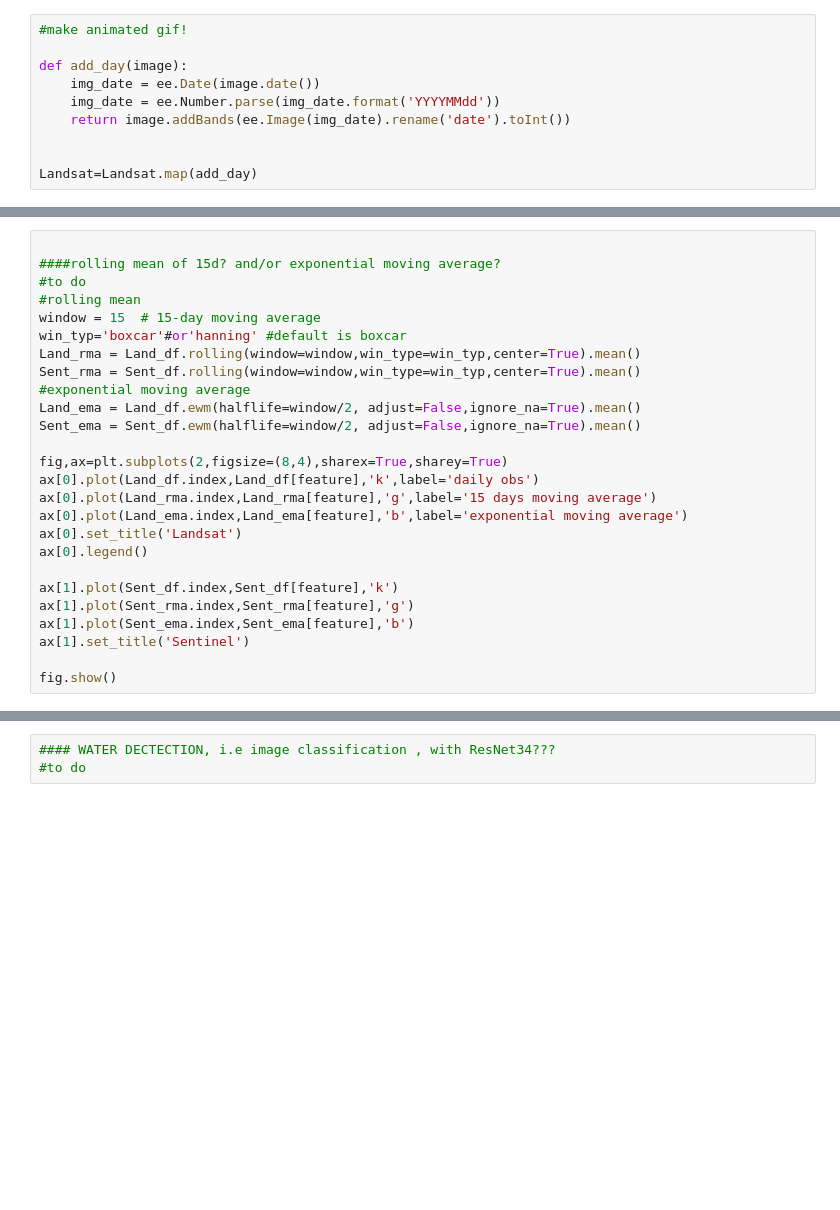
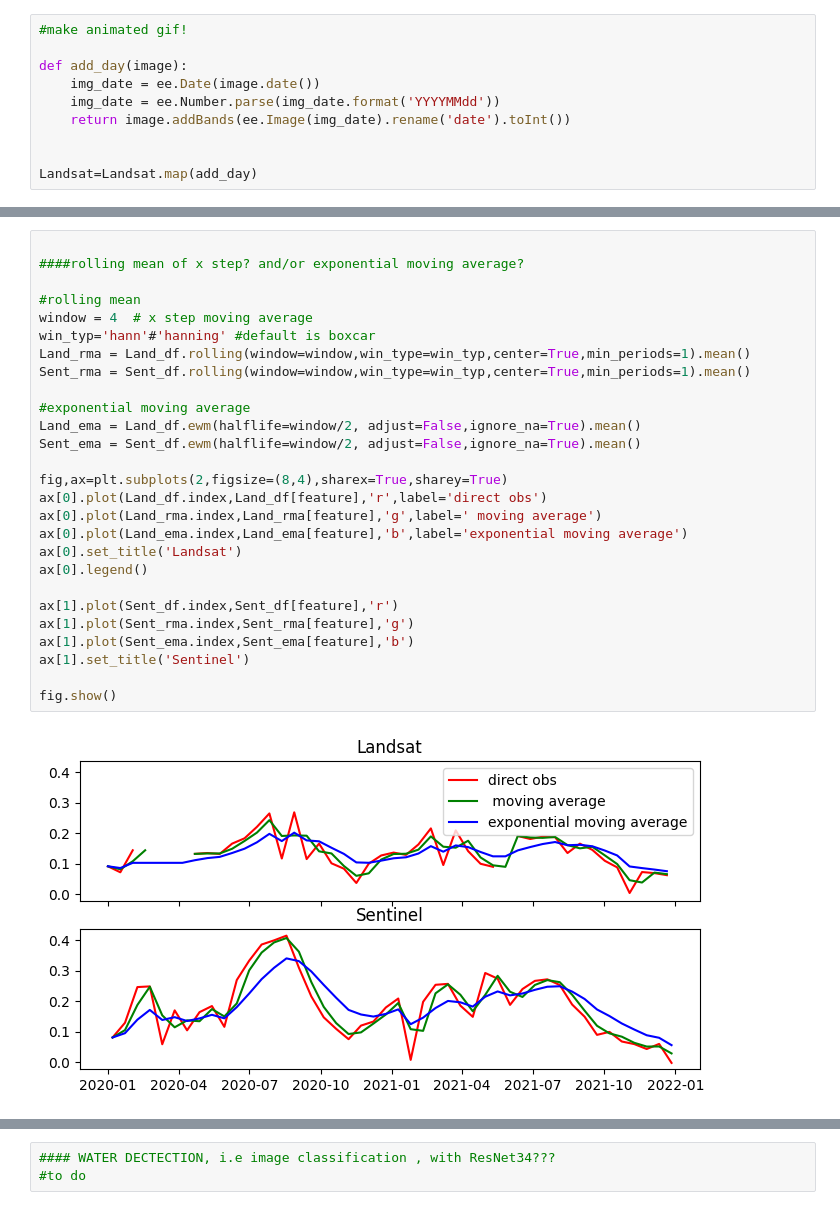
Before and after one commit to jclary-31/VegetationFromSpace_Landsat2_Sentinel8, a Jupyter notebook: Multispectral_Satellite_test.ipynb, the cells around one changed output, grey strips where cells are left out. Drawn from its saved outputs; the diff is of its cells as text; blank space fills up the shorter version.

```diff
--- a/Multispectral_Satellite_test.ipynb
+++ b/Multispectral_Satellite_test.ipynb
@@ -642,29 +653,32 @@ collecting mean values at given point
 # %%
 
-####rolling mean of 15d? and/or exponential moving average?
-#to do
+####rolling mean of x step? and/or exponential moving average?
+
 #rolling mean
-window = 15  # 15-day moving average
-win_typ='boxcar'#or'hanning' #default is boxcar
-Land_rma = Land_df.rolling(window=window,win_type=win_typ,center=True).mean()
-Sent_rma = Sent_df.rolling(window=window,win_type=win_typ,center=True).mean()
+window = 4  # x step moving average
+win_typ='hann'#'hanning' #default is boxcar
+Land_rma = Land_df.rolling(window=window,win_type=win_typ,center=True,min_periods=1).mean()
+Sent_rma = Sent_df.rolling(window=window,win_type=win_typ,center=True,min_periods=1).mean()
+
 #exponential moving average
 Land_ema = Land_df.ewm(halflife=window/2, adjust=False,ignore_na=True).mean()
 Sent_ema = Sent_df.ewm(halflife=window/2, adjust=False,ignore_na=True).mean()
 
 fig,ax=plt.subplots(2,figsize=(8,4),sharex=True,sharey=True)
-ax[0].plot(Land_df.index,Land_df[feature],'k',label='daily obs')
-ax[0].plot(Land_rma.index,Land_rma[feature],'g',label='15 days moving average')
+ax[0].plot(Land_df.index,Land_df[feature],'r',label='direct obs')
+ax[0].plot(Land_rma.index,Land_rma[feature],'g',label=' moving average')
 ax[0].plot(Land_ema.index,Land_ema[feature],'b',label='exponential moving average')
 ax[0].set_title('Landsat')
 ax[0].legend()
 
-ax[1].plot(Sent_df.index,Sent_df[feature],'k')
+ax[1].plot(Sent_df.index,Sent_df[feature],'r')
 ax[1].plot(Sent_rma.index,Sent_rma[feature],'g')
 ax[1].plot(Sent_ema.index,Sent_ema[feature],'b')
 ax[1].set_title('Sentinel')
 
 fig.show()
+# %% [output]
+[figure, added]
 # %%
 
 
```
Also changed, not shown: parts of 7 cells of this notebook.
